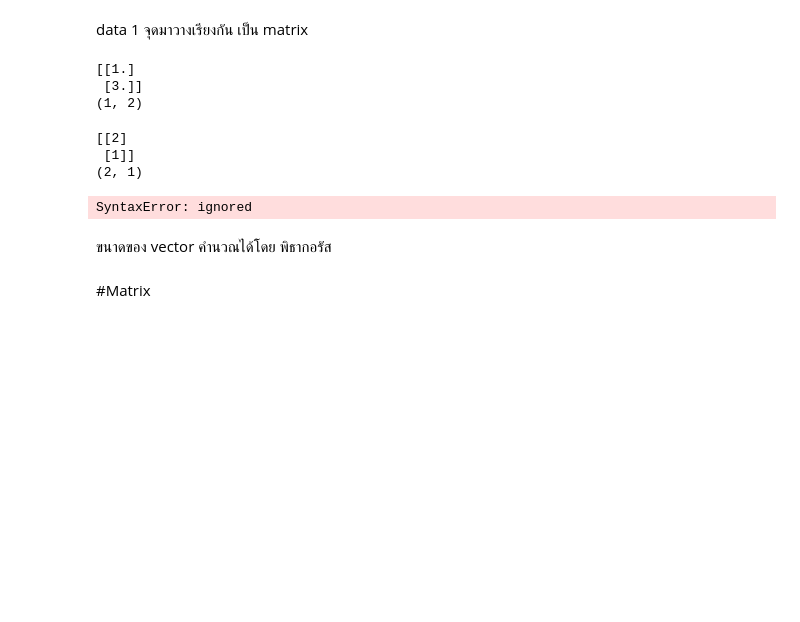
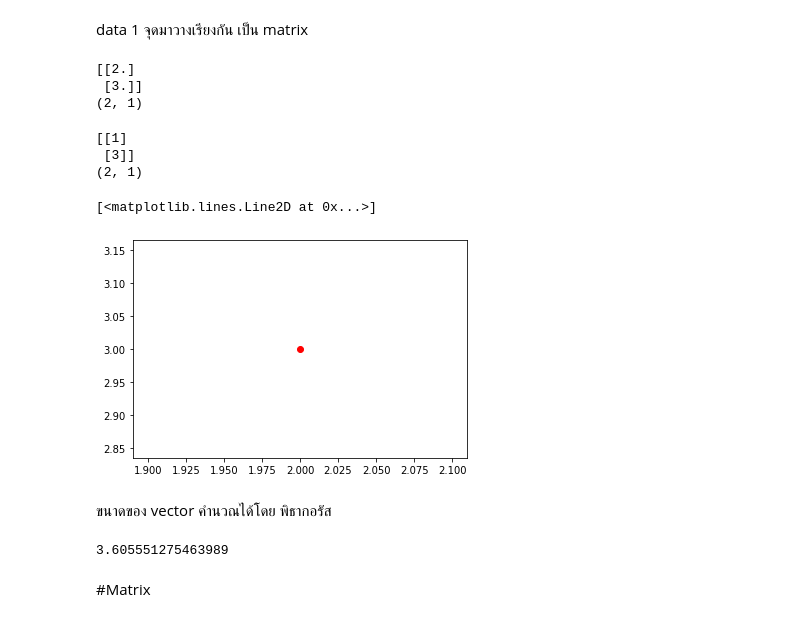
Before and after one commit to suphalaksana/Multivariate, a Jupyter notebook: MVA001.ipynb, the cells around one changed output. Drawn from its saved outputs; the diff is of its cells as text; code cells hidden in the pictures; blank space fills up the shorter version.

```diff
--- a/MVA001.ipynb
+++ b/MVA001.ipynb
@@ -16,26 +18,27 @@ import numpy as np
 # %% [markdown]
 data 1 จุดมาวางเรียงกัน เป็น matrix
 # %%
-vector_b = np.zeros([2,1]) #vector
-vector_b[0,0] = 1
+vector_b = np.zeros([2,1])  #vector
+vector_b[0,0] = 2
 vector_b[1,0] = 3
 print(vector_b)
-print(vector_b.T.shape)
+print(vector_b.shape)
 # %% [output]
-[[1.]
+[[2.]
  [3.]]
-(1, 2)
+(2, 1)
 # %%
-vector_c = np.array([[2],[1]]) #ใช้ได้แค่vector ขนาดเล็ก
+vector_c = np.array([[1],[3]]) #ใช้ได้แค่vector ขนาดเล็ก
 print(vector_c)
 print(vector_c.shape)
 # %% [output]
-[[2]
- [1]]
+[[1]
+ [3]]
 (2, 1)
 # %%
 from matplotlib import  pyplot as plt
 # %%
-plt.plot(vector_b[0,0],vector_b[1,0]'or')  #plot แบบปกติ
+plt.plot(vector_b[0,0],vector_b[1,0],'or') #plot แบบปกติ
 # %% [output]
-SyntaxError: ignored
+[<matplotlib.lines.Line2D at 0x...>]
+[figure, added]
@@ -44,6 +45,9 @@ plt.
 # %% [markdown]
 ขนาดของ vector คำนวณได้โดย พิธากอรัส
 # %%
-vector_b_size = ((vector_b[0,0]**2)+)
+vector_b_size = ((vector_b[0,0]**2) + (vector_b[1,0]**2))**0.5
+print(vector_b_size)
+# %% [output]
+3.605551275463989
 # %% [markdown]
 #Matrix
```
Also changed, not shown: parts of 14 cells of this notebook.
